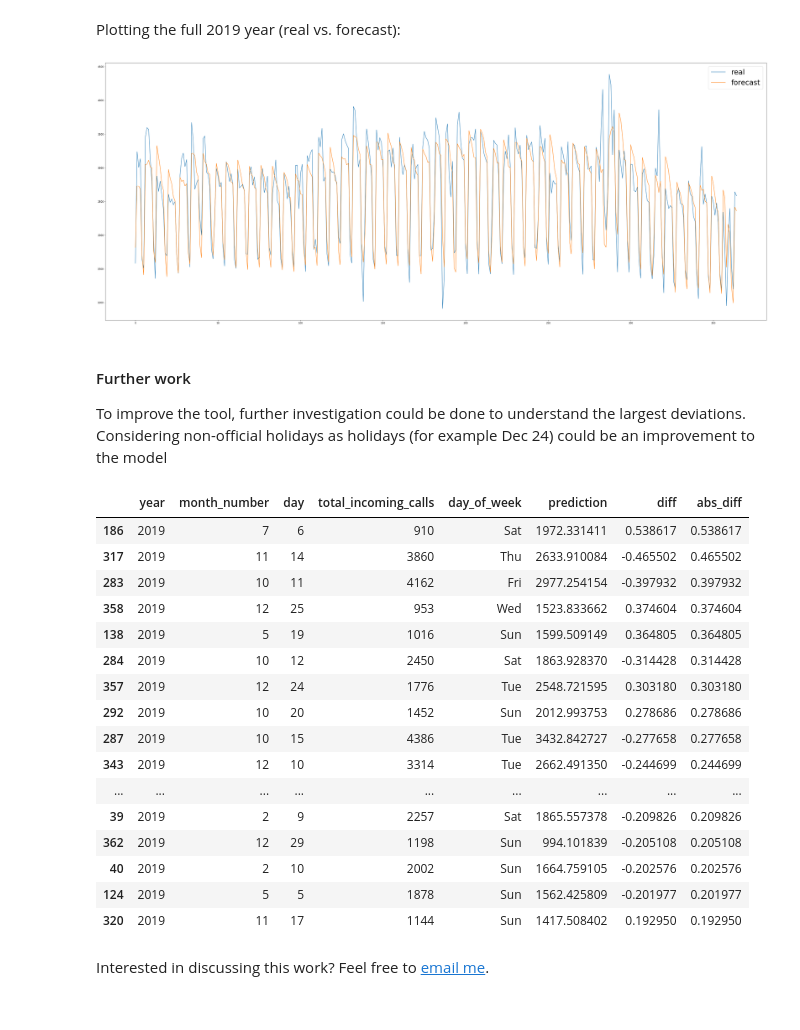
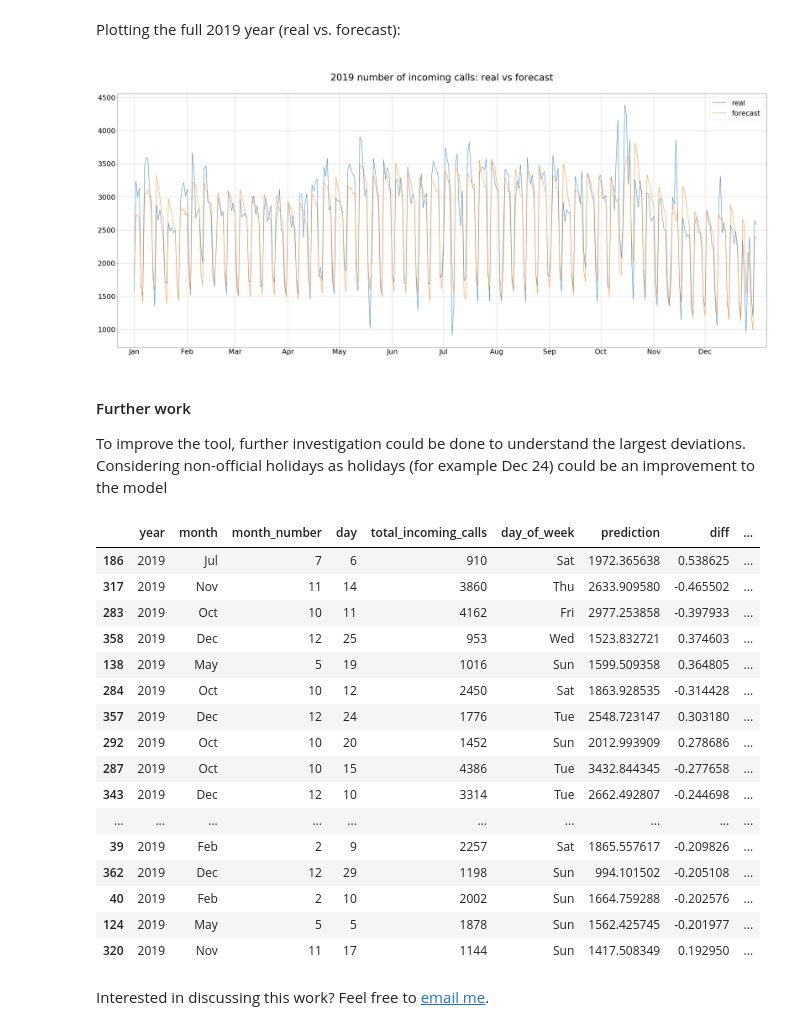
Before and after one commit to Maatos/Data-Science-projects, a Jupyter notebook: Workload forecast using linear regression - the case of a call center.ipynb, the cells around one changed output. Saved outputs shown, nothing was run; the diff lists cells and outputs as text; code cells hidden in the pictures.

```diff
--- a/Workload forecast using linear regression - the case of a call center.ipynb
+++ b/Workload forecast using linear regression - the case of a call center.ipynb
@@ -244,7 +244,7 @@ rmse
 # %% [markdown]
 Calculating the mean absolute deviation:
 # %%
-predict_df = pd.concat([data.loc[data['year'] == 2019,['year','month_number','day','total_incoming_calls','day_of_week']]
+predict_df = pd.concat([data.loc[data['year'] == 2019,['year','month','month_number','day','total_incoming_calls','day_of_week']]
                         .reset_index(drop=True)
                         ,pd.Series(predictions,name='prediction')],axis=1)
 predict_df['diff'] = (predict_df['prediction'] - predict_df['total_incoming_calls']) / predict_df['prediction']
@@ -293,35 +293,42 @@ sns.heatmap(pd.concat([data[features],data['total_incoming_calls']],axis=1).corr
 # %% [markdown]
 Plotting the full 2019 year (real vs. forecast):
 # %%
+months = predict_df.loc[predict_df['day'] == 1,'month']
 fig = plt.figure(figsize=(50,20))
 plt.plot(predict_df['total_incoming_calls'],label='real')
 plt.plot(predict_df['prediction'],label='forecast')
+plt.xticks(ticks=months.index,labels=months.values,fontsize=30)
+plt.xlim(-10,370)
+plt.yticks(fontsize=30)
 plt.legend(fontsize=30)
+plt.grid()
+plt.title('\n2019 number of incoming calls: real vs forecast\n',{'fontsize':40})
+plt.savefig('2019_real_forecast.png')
 plt.show()
 # %% [output]
-[figure, old version]
+[figure, new version]
 # %% [markdown]
 #### Further work
 To improve the tool, further investigation could be done to understand the largest deviations. Considering non-official holidays as holidays (for example Dec 24) could be an improvement to the model
 # %%
 predict_df.sort_values('abs_diff',ascending=False).head(20)
 # %% [output]
-|  | year | month_number | day | total_incoming_calls | day_of_week | prediction | diff | abs_diff |
-| 186 | 2019 | 7 | 6 | 910 | Sat | 1972.331411 | 0.538617 | 0.538617 |
-| 317 | 2019 | 11 | 14 | 3860 | Thu | 2633.910084 | -0.465502 | 0.465502 |
-| 283 | 2019 | 10 | 11 | 4162 | Fri | 2977.254154 | -0.397932 | 0.397932 |
-| 358 | 2019 | 12 | 25 | 953 | Wed | 1523.833662 | 0.374604 | 0.374604 |
-| 138 | 2019 | 5 | 19 | 1016 | Sun | 1599.509149 | 0.364805 | 0.364805 |
-| 284 | 2019 | 10 | 12 | 2450 | Sat | 1863.928370 | -0.314428 | 0.314428 |
-| 357 | 2019 | 12 | 24 | 1776 | Tue | 2548.721595 | 0.303180 | 0.303180 |
-| 292 | 2019 | 10 | 20 | 1452 | Sun | 2012.993753 | 0.278686 | 0.278686 |
-| 287 | 2019 | 10 | 15 | 4386 | Tue | 3432.842727 | -0.277658 | 0.277658 |
-| 343 | 2019 | 12 | 10 | 3314 | Tue | 2662.491350 | -0.244699 | 0.244699 |
-| ... | ... | ... | ... | ... | ... | ... | ... | ... |
-| 39 | 2019 | 2 | 9 | 2257 | Sat | 1865.557378 | -0.209826 | 0.209826 |
-| 362 | 2019 | 12 | 29 | 1198 | Sun | 994.101839 | -0.205108 | 0.205108 |
-| 40 | 2019 | 2 | 10 | 2002 | Sun | 1664.759105 | -0.202576 | 0.202576 |
-| 124 | 2019 | 5 | 5 | 1878 | Sun | 1562.425809 | -0.201977 | 0.201977 |
-| 320 | 2019 | 11 | 17 | 1144 | Sun | 1417.508402 | 0.192950 | 0.192950 |
+|  | year | month | month_number | day | total_incoming_calls | day_of_week | prediction | diff | ... |
+| 186 | 2019 | Jul | 7 | 6 | 910 | Sat | 1972.365638 | 0.538625 | ... |
+| 317 | 2019 | Nov | 11 | 14 | 3860 | Thu | 2633.909580 | -0.465502 | ... |
+| 283 | 2019 | Oct | 10 | 11 | 4162 | Fri | 2977.253858 | -0.397933 | ... |
+| 358 | 2019 | Dec | 12 | 25 | 953 | Wed | 1523.832721 | 0.374603 | ... |
+| 138 | 2019 | May | 5 | 19 | 1016 | Sun | 1599.509358 | 0.364805 | ... |
+| 284 | 2019 | Oct | 10 | 12 | 2450 | Sat | 1863.928535 | -0.314428 | ... |
+| 357 | 2019 | Dec | 12 | 24 | 1776 | Tue | 2548.723147 | 0.303180 | ... |
+| 292 | 2019 | Oct | 10 | 20 | 1452 | Sun | 2012.993909 | 0.278686 | ... |
+| 287 | 2019 | Oct | 10 | 15 | 4386 | Tue | 3432.844345 | -0.277658 | ... |
+| 343 | 2019 | Dec | 12 | 10 | 3314 | Tue | 2662.492807 | -0.244698 | ... |
+| ... | ... | ... | ... | ... | ... | ... | ... | ... | ... |
+| 39 | 2019 | Feb | 2 | 9 | 2257 | Sat | 1865.557617 | -0.209826 | ... |
+| 362 | 2019 | Dec | 12 | 29 | 1198 | Sun | 994.101502 | -0.205108 | ... |
+| 40 | 2019 | Feb | 2 | 10 | 2002 | Sun | 1664.759288 | -0.202576 | ... |
+| 124 | 2019 | May | 5 | 5 | 1878 | Sun | 1562.425745 | -0.201977 | ... |
+| 320 | 2019 | Nov | 11 | 17 | 1144 | Sun | 1417.508349 | 0.192950 | ... |
 # %% [markdown]
 Interested in discussing this work? Feel free to [email me](mailto:joao@santosmatos.pt).
```
Also changed, not shown: parts of 3 cells of this notebook.
